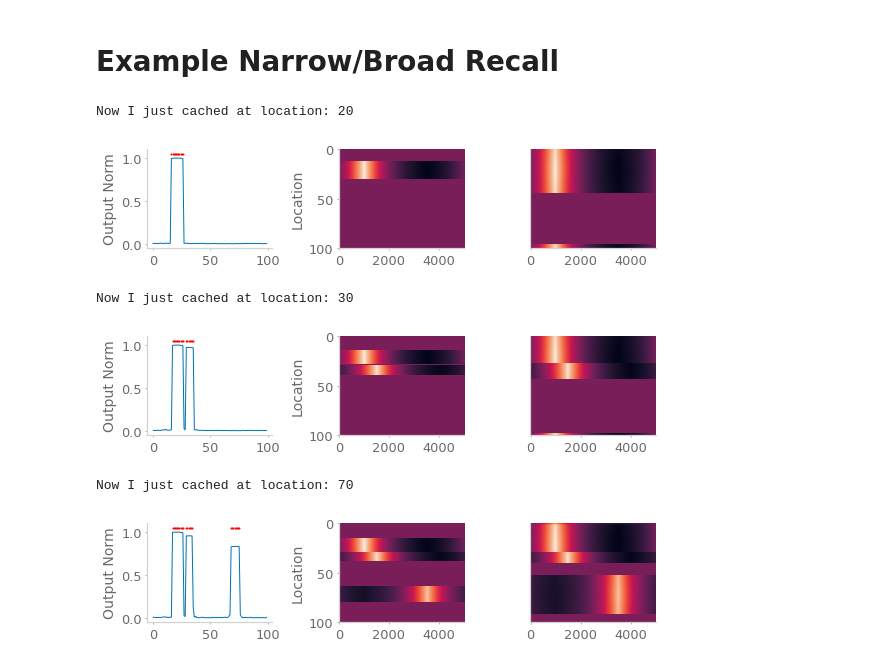
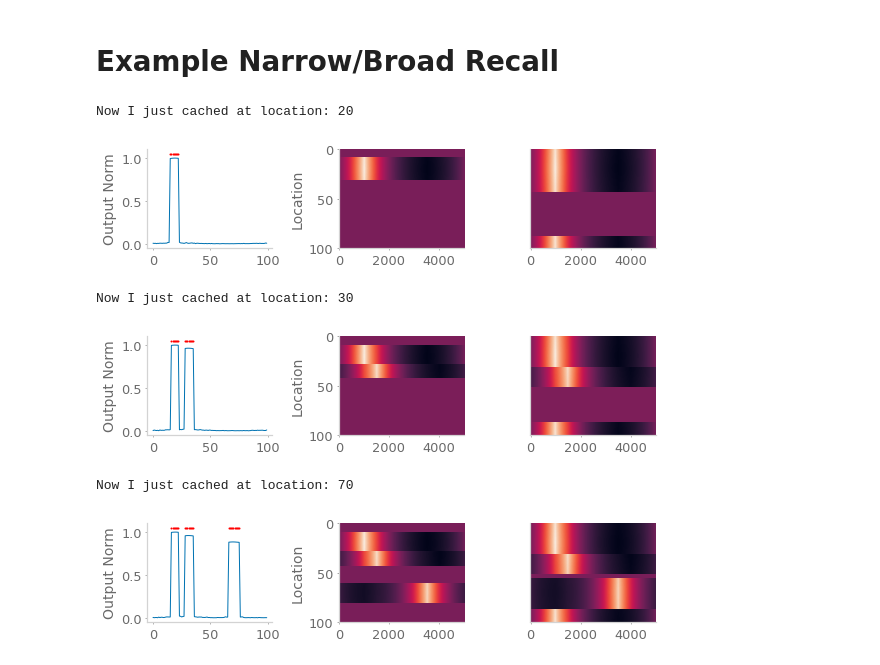
Before and after one commit to chingf/barcodes, a Jupyter notebook: Fig3CD-example-task.ipynb, the cells around one changed output. Cells and saved outputs as stored; diff of their text form; code cells hidden in the pictures.

```diff
--- a/Fig3CD-example-task.ipynb
+++ b/Fig3CD-example-task.ipynb
@@ -18,7 +18,8 @@ num_states = 100
 # %%
 place_inputs = PlaceInputs(N_inp, num_states).get_inputs()
 model = Model(
-    N_inp, N_bar, num_states, wide_search_factor=2.,
+    N_inp, N_bar, num_states,
+    narrow_search_factor=0.5, wide_search_factor=1.5,
     )
 # %%
 cache_states = [20, 30, 70]
@@ -40,34 +41,34 @@ model.reset()
 # J_ix = np.zeros((model.N_bar, model.N_bar))
 # for i in range(model.N_bar):
 #     size = 2
 #     J_ix[np.random.choice(model.N_bar, size=size), i] = 1/size
 
 #model.J_ix = J_ix
 
 cache_identification = []
 narrow_recall = []
 wide_recall = []
 
 for c_idx, cache_state in enumerate(cache_states):
 
     print("Now I just cached at location:", cache_state)
     preacts, acts, _, acts_over_time = model.run_recurrent(place_inputs, n_zero_input=20)
     model.update(place_inputs[cache_state], acts[cache_state], preacts[cache_state])
 
-    _, _, _cache_identification, _ = model.run_recall(0.15, place_inputs)
+    _, _, _cache_identification, _ = model.run_recall(0., place_inputs)
     cache_identification.append(_cache_identification.copy())
 
     _, _, _narrow_recall, _ = model.run_narrow_recall(place_inputs)
     narrow_recall.append(_narrow_recall.copy())
 
     _, _, _wide_recall, _ = model.run_wide_recall(place_inputs)
     wide_recall.append(_wide_recall.copy())
 
     recall_plots(_cache_identification, _narrow_recall, _wide_recall, cache_states[:c_idx+1])
 # %% [output]
 Now I just cached at location: 20
-[figure, old version]
+[figure, new version]
 Now I just cached at location: 30
-[figure, old version]
+[figure, new version]
 Now I just cached at location: 70
-[figure, old version]
+[figure, new version]
```
Also changed, not shown: parts of 1 cell of this notebook, 13 other files.
